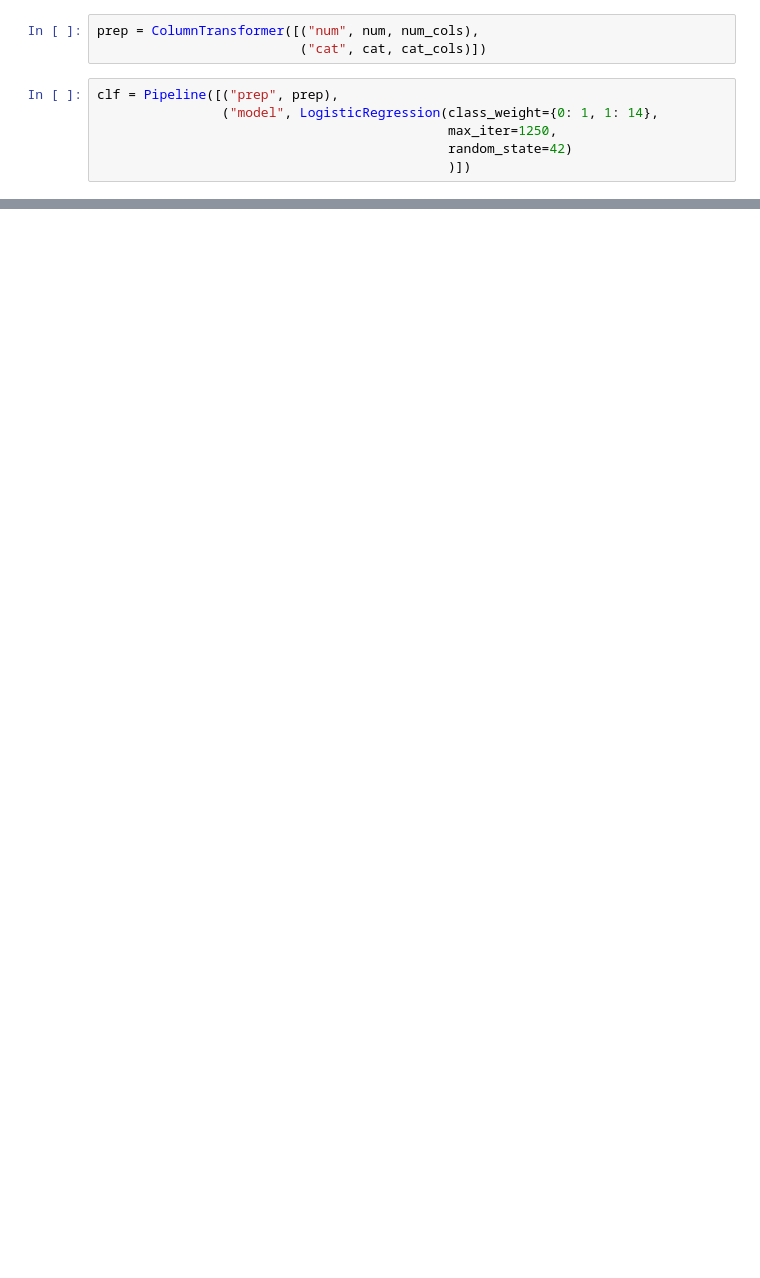
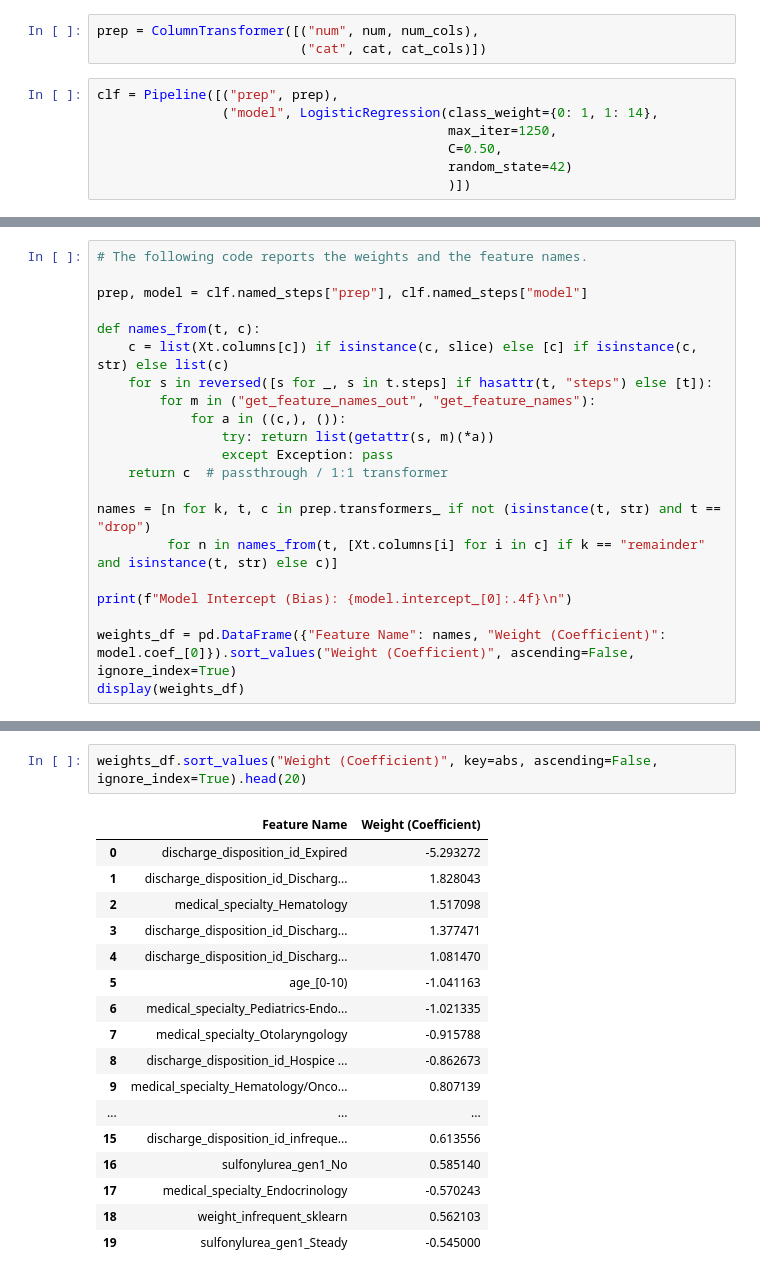
Before and after one commit to Erdos-Projects/fall-2026-hospital-readmission-for-diabetes, a Jupyter notebook: models/modeling_experiments_LogisticRegression.ipynb, the cells around one changed output, grey strips where cells are left out. Cells and saved outputs as stored; diff of their text form; blank space fills up the shorter version.

```diff
--- a/models/modeling_experiments_LogisticRegression.ipynb
+++ b/models/modeling_experiments_LogisticRegression.ipynb
@@ -162,6 +164,7 @@ prep = ColumnTransformer([("num", num, num_cols),
 clf = Pipeline([("prep", prep),
                 ("model", LogisticRegression(class_weight={0: 1, 1: 14},
                                              max_iter=1250,
+                                             C=0.50,
                                              random_state=42)
                                              )])
 # %%
@@ -208,0 +212,21 @@ Best-threshold F2: 0.42042 at threshold 0.56654.
+# %%
+# The following code reports the weights and the feature names.
+
+prep, model = clf.named_steps["prep"], clf.named_steps["model"]
+
+def names_from(t, c):
+    c = list(Xt.columns[c]) if isinstance(c, slice) else [c] if isinstance(c, str) else list(c)
+    for s in reversed([s for _, s in t.steps] if hasattr(t, "steps") else [t]):
+        for m in ("get_feature_names_out", "get_feature_names"):
+            for a in ((c,), ()):
+                try: return list(getattr(s, m)(*a))
+                except Exception: pass
+    return c  # passthrough / 1:1 transformer
+
+names = [n for k, t, c in prep.transformers_ if not (isinstance(t, str) and t == "drop")
+         for n in names_from(t, [Xt.columns[i] for i in c] if k == "remainder" and isinstance(t, str) else c)]
+
+print(f"Model Intercept (Bias): {model.intercept_[0]:.4f}\n")
+
+weights_df = pd.DataFrame({"Feature Name": names, "Weight (Coefficient)": model.coef_[0]}).sort_values("Weight (Coefficient)", ascending=False, ignore_index=True)
+display(weights_df)
@@ -208,0 +248,20 @@ Best-threshold F2: 0.42042 at threshold 0.56654.
+# %%
+weights_df.sort_values("Weight (Coefficient)", key=abs, ascending=False, ignore_index=True).head(20)
+# %% [output]
+|  | Feature Name | Weight (Coefficient) |
+| 0 | discharge_disposition_id_Expired | -5.293272 |
+| 1 | discharge_disposition_id_Discharg... | 1.828043 |
+| 2 | medical_specialty_Hematology | 1.517098 |
+| 3 | discharge_disposition_id_Discharg... | 1.377471 |
+| 4 | discharge_disposition_id_Discharg... | 1.081470 |
+| 5 | age_[0-10) | -1.041163 |
+| 6 | medical_specialty_Pediatrics-Endo... | -1.021335 |
+| 7 | medical_specialty_Otolaryngology | -0.915788 |
+| 8 | discharge_disposition_id_Hospice ... | -0.862673 |
+| 9 | medical_specialty_Hematology/Onco... | 0.807139 |
+| ... | ... | ... |
+| 15 | discharge_disposition_id_infreque... | 0.613556 |
+| 16 | sulfonylurea_gen1_No | 0.585140 |
+| 17 | medical_specialty_Endocrinology | -0.570243 |
+| 18 | weight_infrequent_sklearn | 0.562103 |
+| 19 | sulfonylurea_gen1_Steady | -0.545000 |
```
Also changed, not shown: parts of 9 cells of this notebook.
